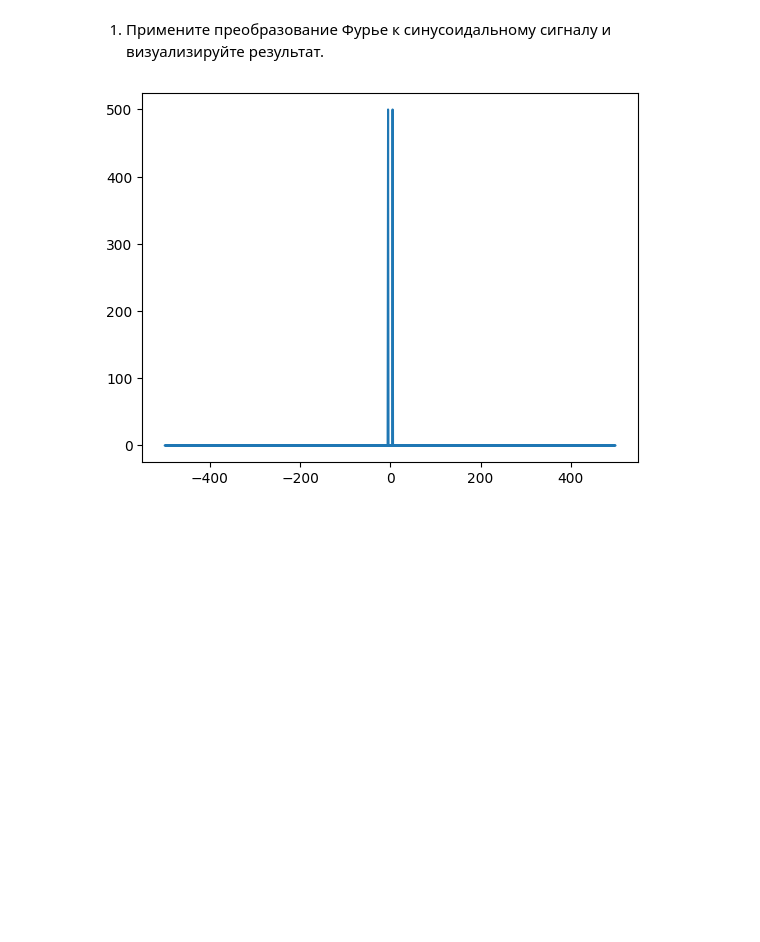
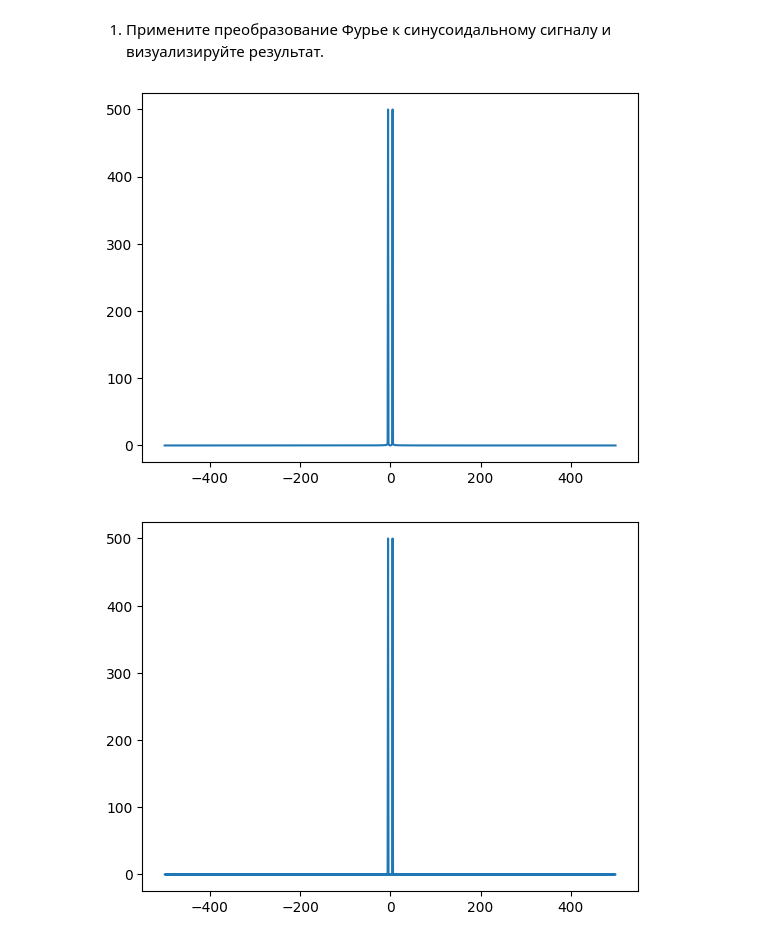
Before and after one commit to ilyak0n/comp_math, a Jupyter notebook: 10. Генерация сигналов и преобразования Фурье/Практическая_работа_№10_Генерация_сигналов_и_преобразования_Фурье.ipynb, the cells around one changed output. Cells and saved outputs as stored; diff of their text form; code cells hidden in the pictures; blank space fills up the shorter version.

```diff
--- a/10. Генерация сигналов и преобразования Фурье/Практическая_работа_№10_Генерация_сигналов_и_преобразования_Фурье.ipynb
+++ b/10. Генерация сигналов и преобразования Фурье/Практическая_работа_№10_Генерация_сигналов_и_преобразования_Фурье.ipynb
@@ -99,6 +128,22 @@ plt.show()
 # %% [markdown]
 
 1. Примените преобразование Фурье к синусоидальному сигналу и визуализируйте результат.
+# %%
+def fft_1(a=1, fs=1000, fi=0, f=5):
+  t = np.linspace(0, 1, fs)
+  signal = a * np.sin(2 * np.pi * f * t + fi)
+
+  fft_result = fft(signal)
+  frequencies = fftfreq(len(t), 1/fs)
+
+  fft_shifted = fftshift(fft_result)
+  frequencies_shifted = fftshift(frequencies)
+
+  plt.plot(frequencies_shifted, np.abs(fft_shifted))
+  plt.show()
+fft_1()
+# %% [output]
+[figure, added]
 # %%
 # Пример
 # %% [output]
```
Also changed, not shown: parts of 8 cells of this notebook.
